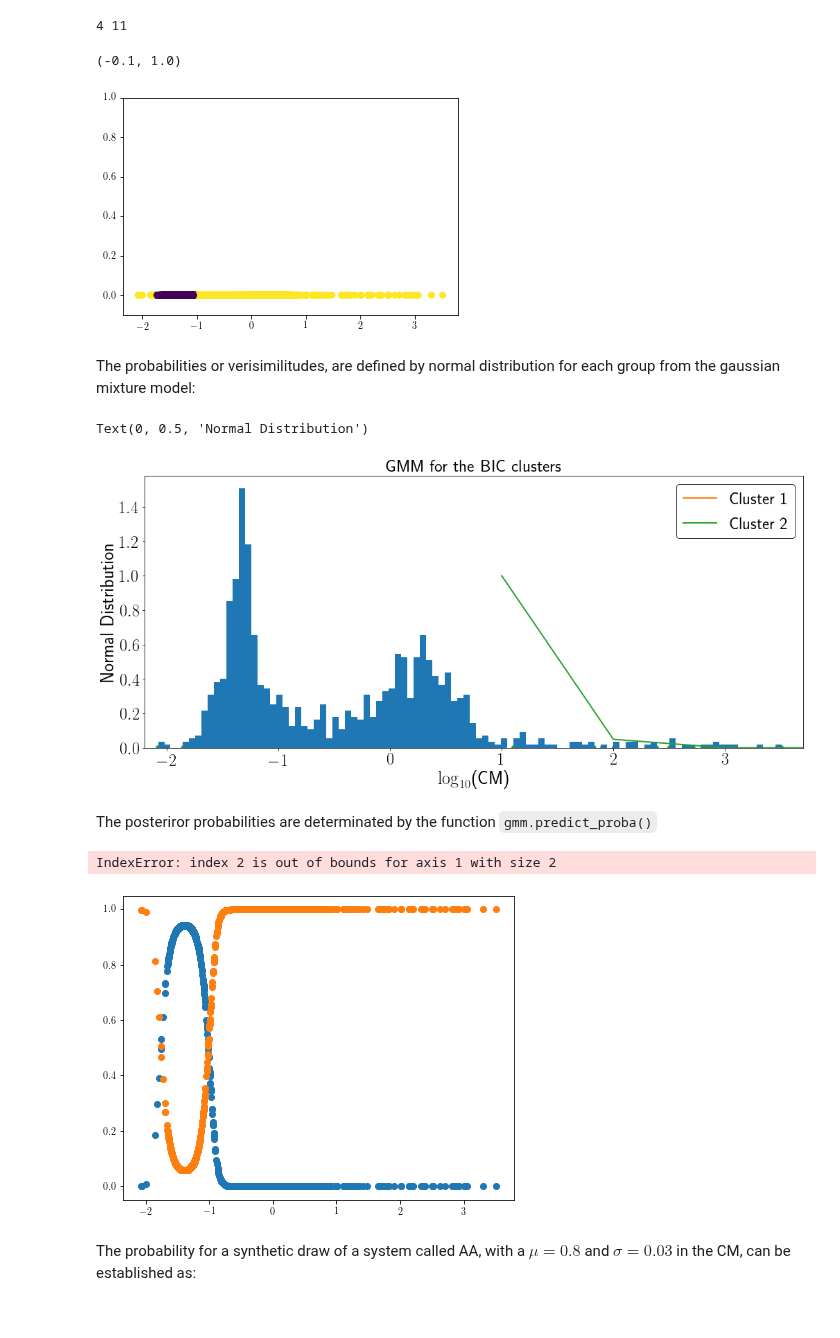
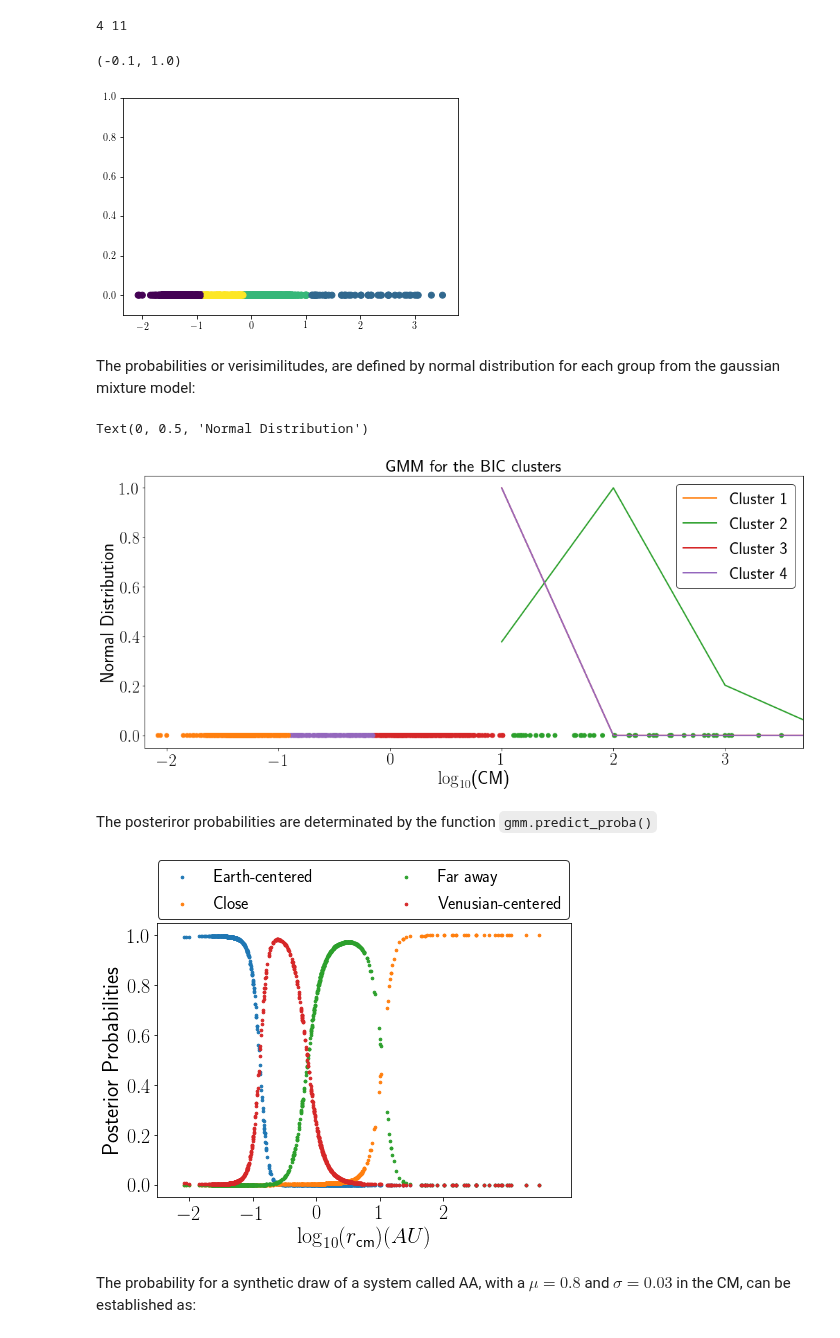
Before and after one commit to fjbautistas/Mixture_Gaussian_CM_of_Planets, a Jupyter notebook: Clasification.ipynb, the cells around one changed output. Saved outputs shown, nothing was run; the diff lists cells and outputs as text; code cells hidden in the pictures.

Commit message:
cambios en el codigo para los plots

```diff
--- a/Clasification.ipynb
+++ b/Clasification.ipynb
@@ -696,7 +696,7 @@ print(bic.index(min(bic))+1,aic.index(min(aic))+1)
 # %%
 # GaussianMixture, for the log of CM:
 # 4 groups due tu the bic
-gmm = GaussianMixture(2, covariance_type='full', random_state=0)
+gmm = GaussianMixture(4, covariance_type='full', random_state=0)
 CM_log=np.log10(data[["Center_of_Mass"]])
 gmm.fit(CM_log.values)
 cluster_label = gmm.predict(CM_log.values)
@@ -704,7 +704,7 @@ plt.scatter((CM_log.values),np.zeros(len(CM_log)),c=cluster_label);
 plt.ylim(-0.1,1)
 # %% [output]
 (-0.1, 1.0)
-[figure, old version]
+[figure, new version]
 # %% [markdown]
 The probabilities or verisimilitudes, are defined by normal distribution for each group from the gaussian mixture model:
 # %%
@@ -738,7 +738,7 @@ for i, (v1,v2) in enumerate(zip(gmm.means_,gmm.covariances_)):
     plt.legend(fontsize=24, loc=1,edgecolor='black')
 
 plt.scatter((CM_log.values),np.zeros(len(CM_log)),c=color, label="Group 1")
-plt.hist(CM_log.values,100, density=True)
+#plt.hist(CM_log.values,100, density=True)
 
 plt.xlim(-2.2,3.7)
 
@@ -750,29 +750,31 @@ plt.ylabel(r'Normal Distribution',fontsize=26)
 #plt.savefig("figures/GMM4.pdf")
 # %% [output]
 Text(0, 0.5, 'Normal Distribution')
-[figure, old version]
+[figure, new version]
 # %% [markdown]
 The posteriror probabilities are determinated by the function `gmm.predict_proba()`
 # %%
 # The posterior probabilities:
 names=["Earth-centered", "Close","Far away","Venusian-centered"]
 plt.figure(figsize=(7,5.6))
 
 for i in range(4):
-    plt.scatter(CM_log,gmm.predict_proba(CM_log)[:,i],label=names[i]);
+    plt.scatter(CM_log,gmm.predict_proba(CM_log)[:,i],label=names[i], s=7);
 
 plt.gcf().subplots_adjust(bottom=0.15,right=0.97, left=0.15, top=0.83)
 plt.tick_params(labelsize=20)
-plt.xlabel(r'$\log_{10}$(CM)',fontsize=22)
+plt.xlabel(r'$\log_{10}(r_\text{cm}) (AU)$',fontsize=22)
 plt.ylabel(r'Posterior Probabilities',fontsize=22)
 plt.xlim(-2.5,4)
+
+plt.xticks(np.arange(int(min(m)), int(max(m))+2, 1.0))
+
 plt.legend(fontsize=17.5,edgecolor='black',
            bbox_to_anchor=(-0.02, 1.20, 1.037, 0.06), loc=2,
            ncol=2, mode="expand")
-#plt.savefig("figures/Prob.pdf")
+plt.savefig("figures/Prob.pdf")
 # %% [output]
-IndexError: index 2 is out of bounds for axis 1 with size 2
-[figure, old version]
+[figure, new version]
 # %% [markdown]
 The probability for a synthetic draw of a system called AA, with a $\mu=0.8$ and $\sigma=0.03$ in the CM, can be established as:
 # %%
```
Also changed, not shown: parts of 2 cells of this notebook.
